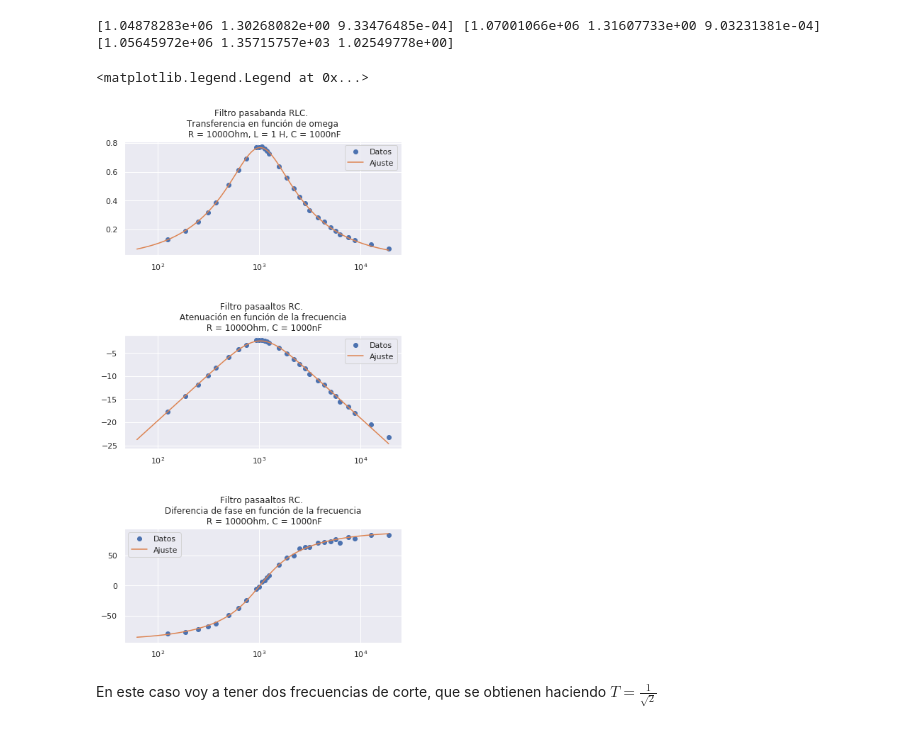
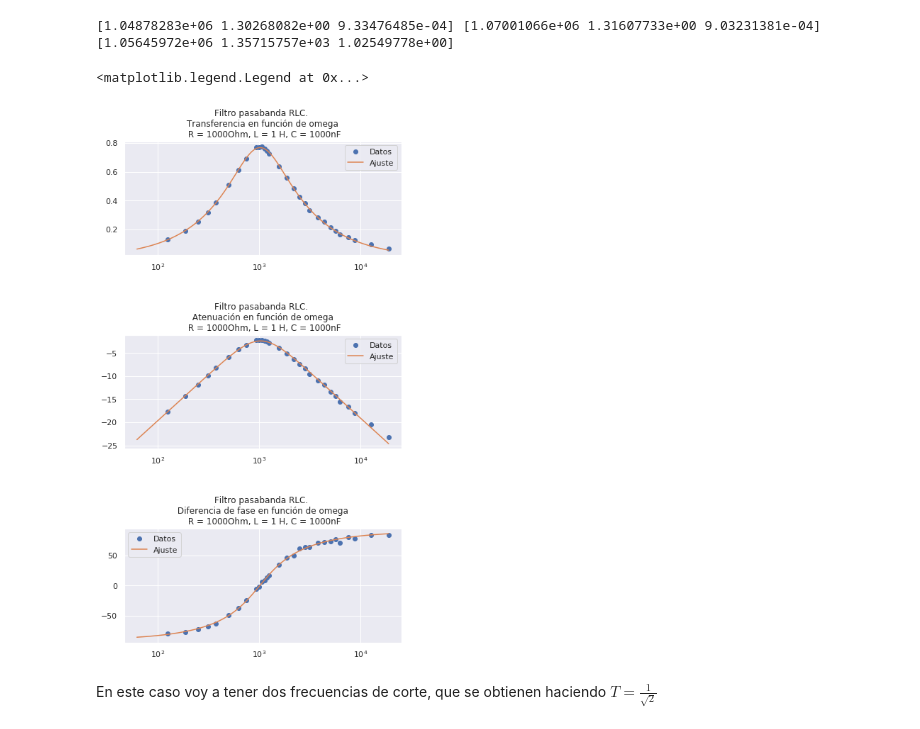
Before and after one commit to mercedesabril/Laboratorio3, a Jupyter notebook: Informe2/Informe2.ipynb, the cells around one changed output. Saved outputs shown, nothing was run; the diff lists cells and outputs as text; code cells hidden in the pictures.

```diff
--- a/Informe2/Informe2.ipynb
+++ b/Informe2/Informe2.ipynb
@@ -570,27 +570,27 @@ print(RLCpb.parametrosT, RLCpb.parametrosA, RLCpb.parametrosDF)
 # %%
 fig = plt.figure(figsize=(7, 13))
 plt.subplots_adjust(left=None, bottom=None, right=None, top=None, wspace=None, hspace=0.7)
 
 plt.subplot(3, 1, 1).set_title('Filtro pasabanda RLC. \n Transferencia en función de omega \n R = 1000Ohm, L = 1 H, C = 1000nF')
 plt.xscale('log')
 plt.plot(2*np.pi*RLCpb.frecuencia, RLCpb.transferencia, 'o', label = 'Datos')
 plt.plot(2*np.pi*np.linspace(10,3000, 5000), trnRLCpb(2*np.pi*np.linspace(10,3000, 5000), *RLCpb.parametrosT), label = 'Ajuste')
 plt.legend()
 
-plt.subplot(3, 1, 2).set_title('Filtro pasaaltos RC. \n Atenuación en función de la frecuencia \n R = 1000Ohm, C = 1000nF')
+plt.subplot(3, 1, 2).set_title('Filtro pasabanda RLC. \n Atenuación en función de omega \n R = 1000Ohm, L = 1 H, C = 1000nF')
 plt.xscale('log')
 plt.plot(2*np.pi*RLCpb.frecuencia, RLCpb.atenuacion, 'o', label = "Datos")
 plt.plot(2*np.pi*np.linspace(10,3000, 5000), ARLCpb(2*np.pi*np.linspace(10,3000, 5000), *RLCpb.parametrosA), label = 'Ajuste')
 plt.legend()
 
-plt.subplot(3, 1, 3).set_title('Filtro pasaaltos RC. \n Diferencia de fase en función de la frecuencia \n R = 1000Ohm, C = 1000nF')
+plt.subplot(3, 1, 3).set_title('Filtro pasabanda RLC. \n Diferencia de fase en función de omega \n R = 1000Ohm, L = 1 H, C = 1000nF')
 plt.xscale('log')
 plt.plot(2*np.pi*RLCpb.frecuencia, RLCpb.diferencia_fase, 'o', label = 'Datos')
 plt.plot(2*np.pi*np.linspace(10,3000, 5000), phiRLCpb(2*np.pi*np.linspace(10,3000, 5000), *RLCpb.parametrosDF), label = 'Ajuste')
 plt.legend()
 # %% [output]
 <matplotlib.legend.Legend at 0x...>
-[figure, old version]
+[figure, new version]
 # %% [markdown]
 En este caso voy a tener dos frecuencias de corte, que se obtienen haciendo $T = \frac{1}{\sqrt{2}}$
 # %%
```
Also changed, not shown: parts of 13 cells of this notebook.
